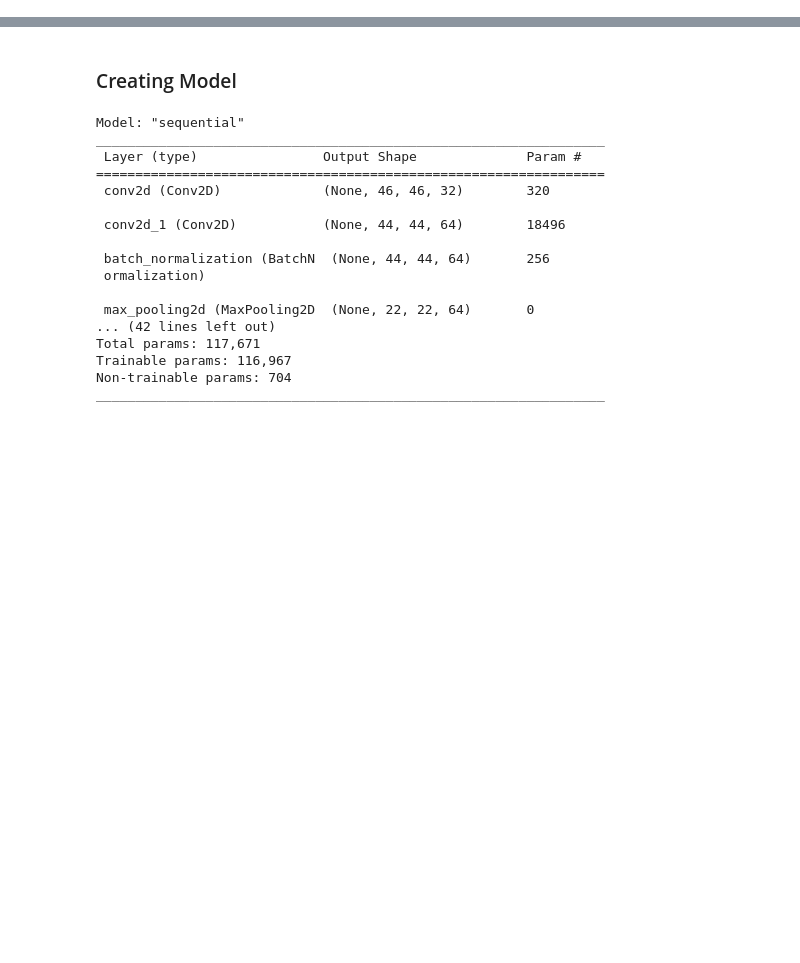
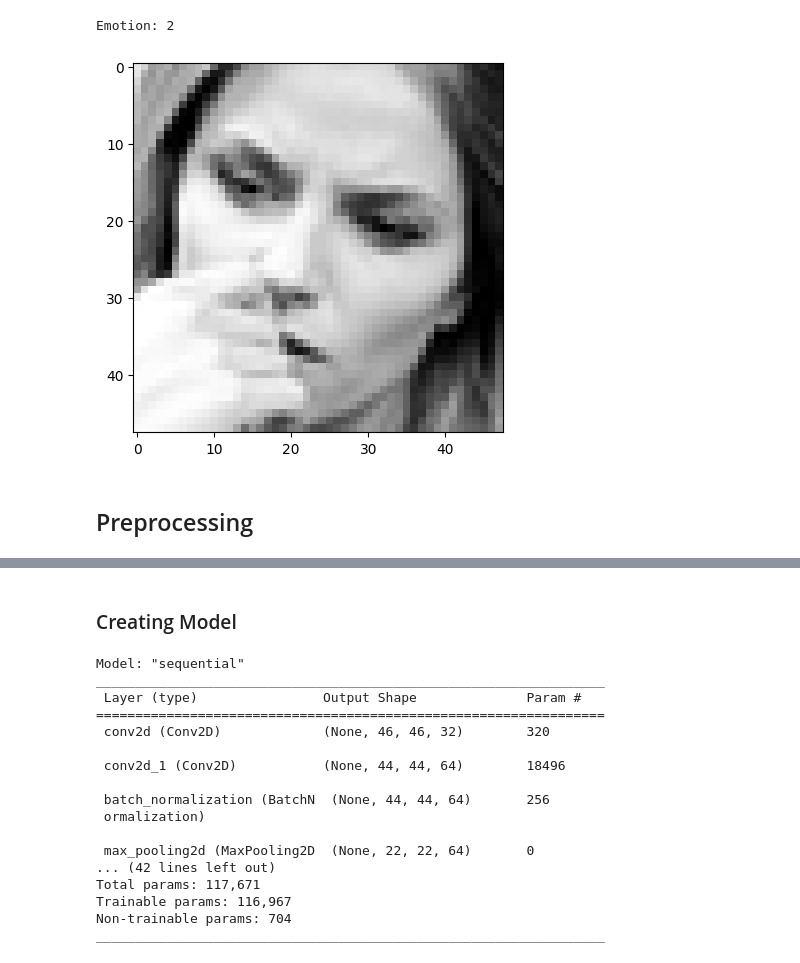
Before and after one commit to emirhanlatif/Emotion_detection, a Jupyter notebook: emotion_detection.ipynb, the cells around one changed output, grey strips where cells are left out. Cells and saved outputs as stored; diff of their text form; code cells hidden in the pictures; blank space fills up the shorter version.

```diff
--- a/emotion_detection.ipynb
+++ b/emotion_detection.ipynb
@@ -85,0 +146,7 @@ print(train_generator.class_indices)
+# %%
+show(2)
+# %% [output]
+Emotion: 2
+[figure, added]
+# %% [markdown]
+## Preprocessing
```
Also changed, not shown: parts of 54 cells of this notebook.
